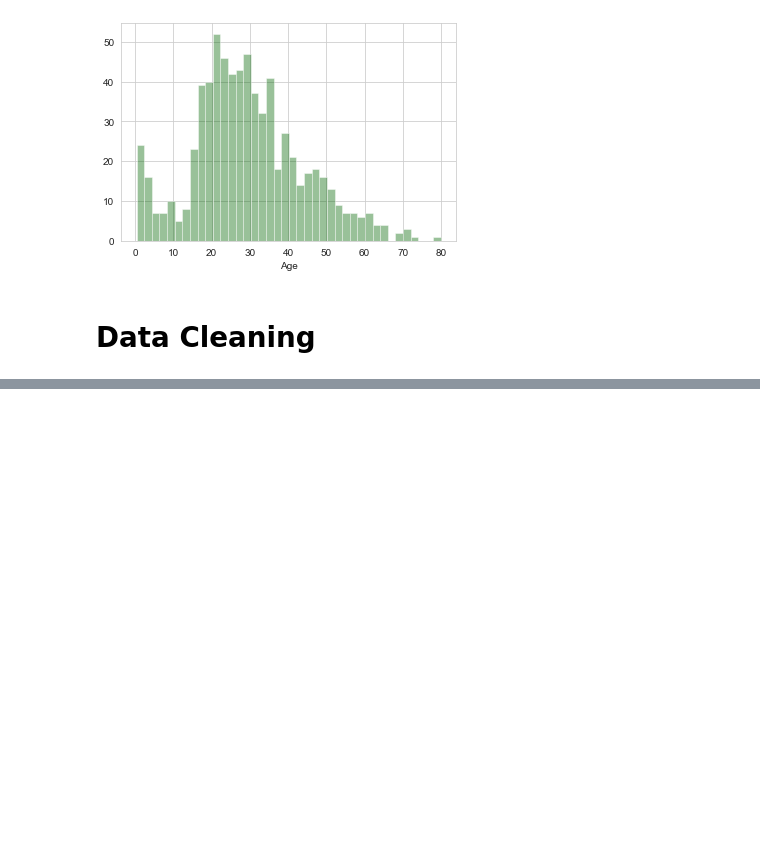
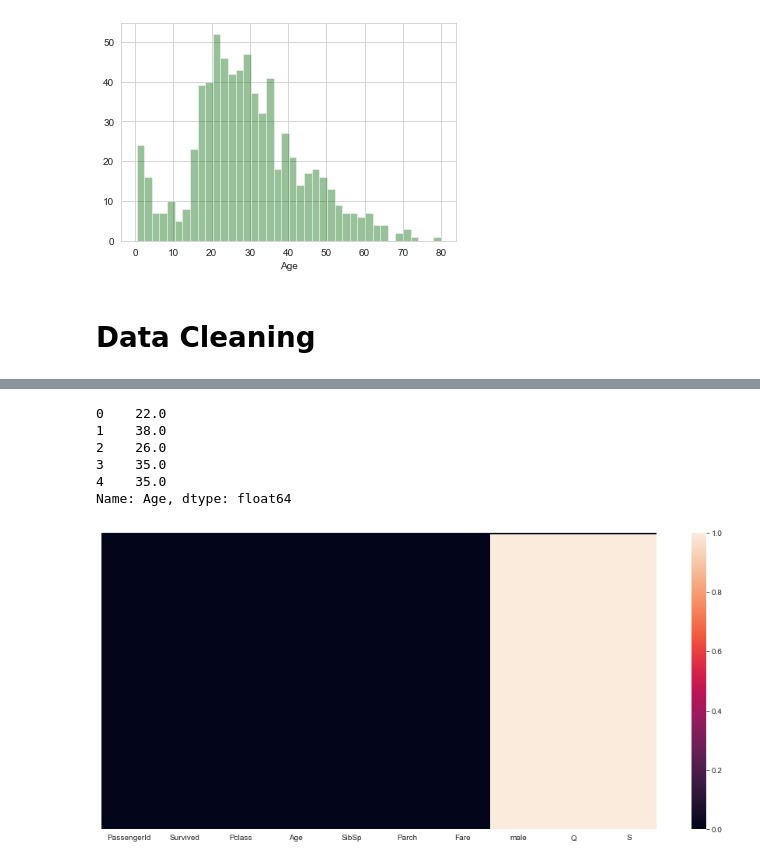
Before and after one commit to Neeteshking21/data-Science-, a Jupyter notebook: Exploratory Data Analysis (EDA) .ipynb, the cells around one changed output, grey strips where cells are left out. Drawn from its saved outputs; the diff is of its cells as text; code cells hidden in the pictures; blank space fills up the shorter version.

```diff
--- a/Exploratory Data Analysis (EDA) .ipynb
+++ b/Exploratory Data Analysis (EDA) .ipynb
@@ -82,0 +91,31 @@ sb.distplot(train['Age'].dropna(), kde=False, color='darkgreen', bins=40)
+# %%
+def set_age(cols):
+    Age = cols[0]
+
+    Pclass = cols[1]
+
+    if pd.isnull(Age):
+
+        if Pclass == 1:
+            return 37
+        elif Pclass == 2:
+            return 29
+        else:
+            return 24
+    else:
+        return Age
+# %%
+train['Age'].astype(str).astype(float)
+train['Age'] = train[['Age', 'Pclass']].apply(set_age, axis=1)
+plt.figure(figsize=(16, 7))
+sb.heatmap(train.isnull(), yticklabels=False )
+
+train['Age'].head()
+# %% [output]
+0    22.0
+1    38.0
+2    26.0
+3    35.0
+4    35.0
+Name: Age, dtype: float64
+[figure, added]
```
Also changed, not shown: parts of 20 cells of this notebook.
